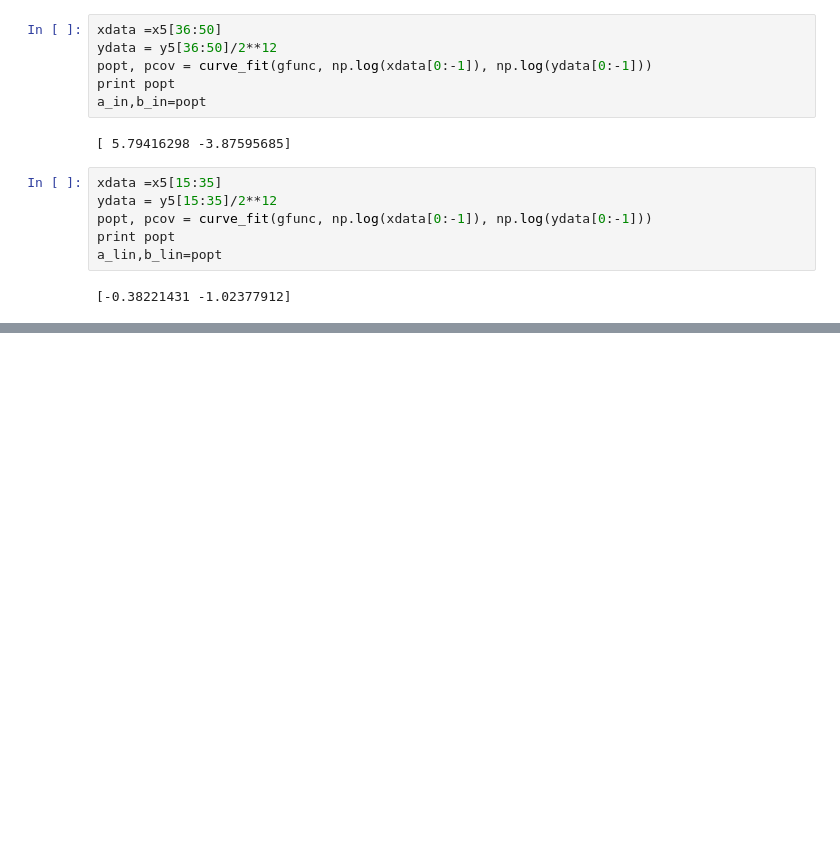
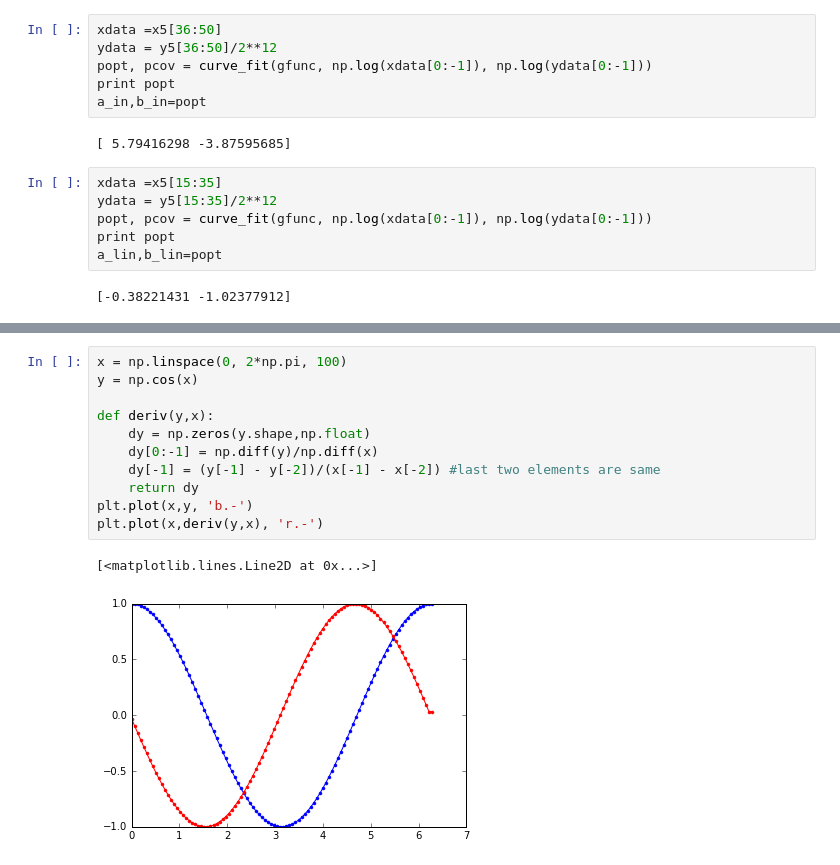
Before and after one commit to alexandreday/counterdiabatic-driving, a Jupyter notebook: zero_denom/jupyter_codes/v1_mu_scaling.ipynb, the cells around one changed output, grey strips where cells are left out. Saved outputs shown, nothing was run; the diff lists cells and outputs as text; blank space fills up the shorter version.

```diff
--- a/zero_denom/jupyter_codes/v1_mu_scaling.ipynb
+++ b/zero_denom/jupyter_codes/v1_mu_scaling.ipynb
@@ -293,0 +268,14 @@ for i in range(muTot):
+# %%
+x = np.linspace(0, 2*np.pi, 100)
+y = np.cos(x)
+
+def deriv(y,x):
+    dy = np.zeros(y.shape,np.float)
+    dy[0:-1] = np.diff(y)/np.diff(x)
+    dy[-1] = (y[-1] - y[-2])/(x[-1] - x[-2]) #last two elements are same
+    return dy
+plt.plot(x,y, 'b.-')
+plt.plot(x,deriv(y,x), 'r.-')
+# %% [output]
+[<matplotlib.lines.Line2D at 0x...>]
+[figure, added]
```
Also changed, not shown: parts of 26 cells of this notebook, 5 other files.
